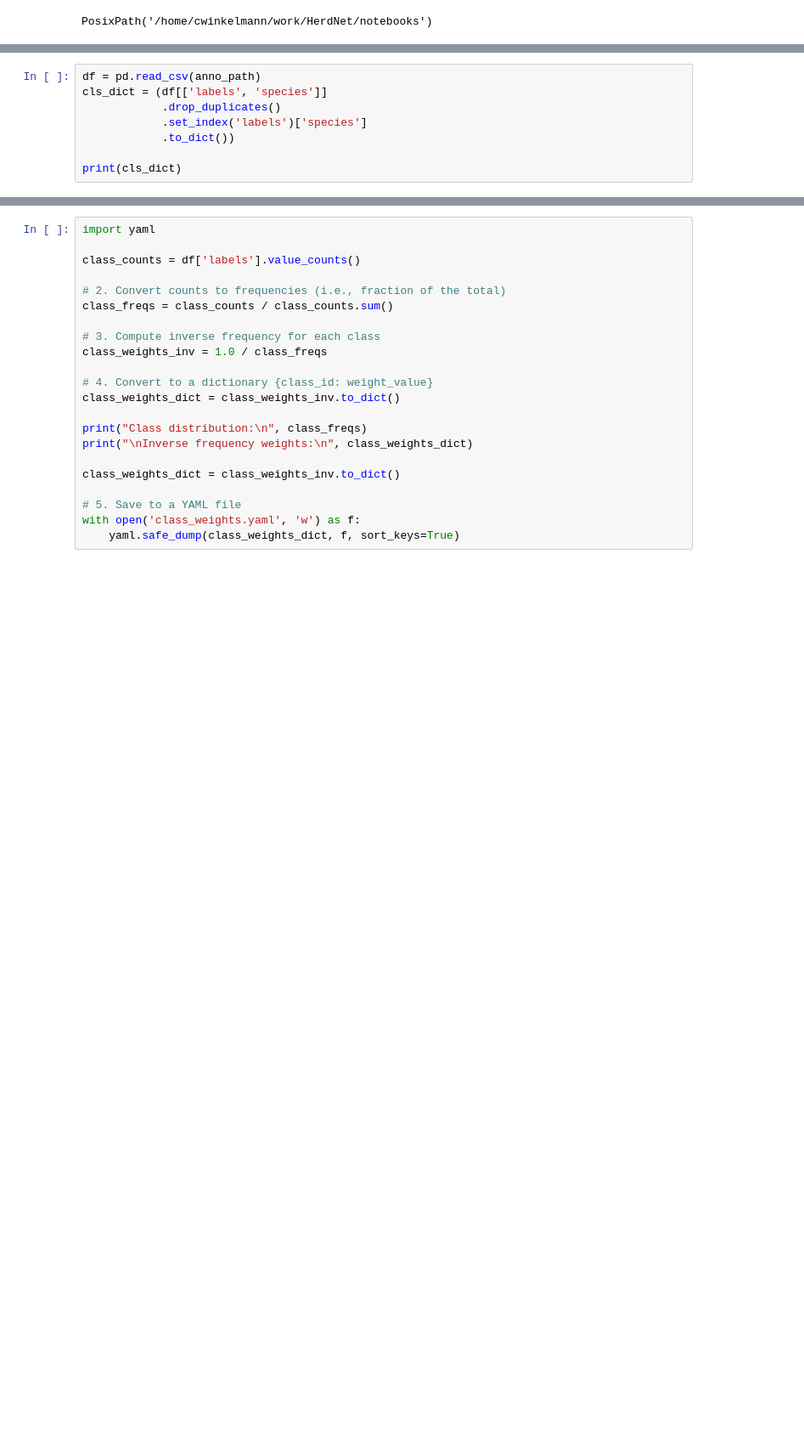
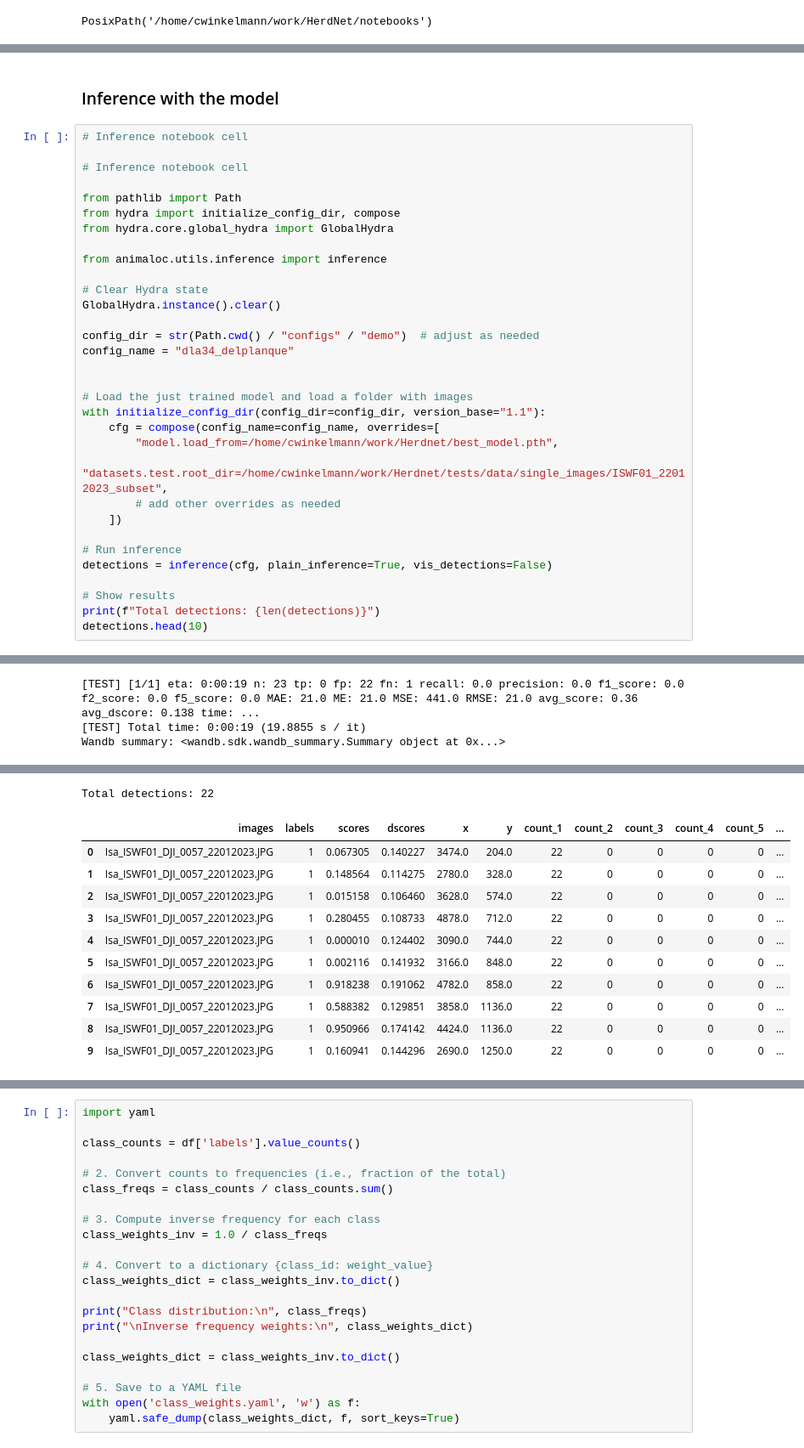
Before and after one commit to cwinkelmann/HerdNet, a Jupyter notebook: notebooks/train.ipynb, the cells around one changed output, grey strips where cells are left out. Shown at 85% size. Saved outputs shown, nothing was run; the diff lists cells and outputs as text; blank space fills up the shorter version.

Commit message:
updated demo notebooks

```diff
--- a/notebooks/train.ipynb
+++ b/notebooks/train.ipynb
@@ -50,9 +246,35 @@ True
+# %% [markdown]
+### Inference with the model
 # %%
-df = pd.read_csv(anno_path)
-cls_dict = (df[['labels', 'species']]
-            .drop_duplicates()
-            .set_index('labels')['species']
-            .to_dict())
+# Inference notebook cell
 
-print(cls_dict)
+# Inference notebook cell
+
+from pathlib import Path
+from hydra import initialize_config_dir, compose
+from hydra.core.global_hydra import GlobalHydra
+
+from animaloc.utils.inference import inference
+
+# Clear Hydra state
+GlobalHydra.instance().clear()
+
+config_dir = str(Path.cwd() / "configs" / "demo")  # adjust as needed
+config_name = "dla34_delplanque"
+
+
+# Load the just trained model and load a folder with images
+with initialize_config_dir(config_dir=config_dir, version_base="1.1"):
+    cfg = compose(config_name=config_name, overrides=[
+        "model.load_from=/home/cwinkelmann/work/Herdnet/best_model.pth",
+        "datasets.test.root_dir=/home/cwinkelmann/work/Herdnet/tests/data/single_images/ISWF01_22012023_subset",
+        # add other overrides as needed
+    ])
+
+# Run inference
+detections = inference(cfg, plain_inference=True, vis_detections=False)
+
+# Show results
+print(f"Total detections: {len(detections)}")
+detections.head(10)
 # %% [output]
@@ -59,0 +286,3 @@ print(cls_dict)
+[TEST] [1/1] eta: 0:00:19 n: 23 tp: 0 fp: 22 fn: 1 recall: 0.0 precision: 0.0 f1_score: 0.0 f2_score: 0.0 f5_score: 0.0 MAE: 21.0 ME: 21.0 MSE: 441.0 RMSE: 21.0 avg_score: 0.36 avg_dscore: 0.138 time: ...
+[TEST] Total time: 0:00:19 (19.8855 s / it)
+Wandb summary: <wandb.sdk.wandb_summary.Summary object at 0x...>
@@ -59,0 +292,12 @@ print(cls_dict)
+Total detections: 22
+|  | images | labels | scores | dscores | x | y | count_1 | count_2 | count_3 | count_4 | count_5 | ... |
+| 0 | Isa_ISWF01_DJI_0057_22012023.JPG | 1 | 0.067305 | 0.140227 | 3474.0 | 204.0 | 22 | 0 | 0 | 0 | 0 | ... |
+| 1 | Isa_ISWF01_DJI_0057_22012023.JPG | 1 | 0.148564 | 0.114275 | 2780.0 | 328.0 | 22 | 0 | 0 | 0 | 0 | ... |
+| 2 | Isa_ISWF01_DJI_0057_22012023.JPG | 1 | 0.015158 | 0.106460 | 3628.0 | 574.0 | 22 | 0 | 0 | 0 | 0 | ... |
+| 3 | Isa_ISWF01_DJI_0057_22012023.JPG | 1 | 0.280455 | 0.108733 | 4878.0 | 712.0 | 22 | 0 | 0 | 0 | 0 | ... |
+| 4 | Isa_ISWF01_DJI_0057_22012023.JPG | 1 | 0.000010 | 0.124402 | 3090.0 | 744.0 | 22 | 0 | 0 | 0 | 0 | ... |
+| 5 | Isa_ISWF01_DJI_0057_22012023.JPG | 1 | 0.002116 | 0.141932 | 3166.0 | 848.0 | 22 | 0 | 0 | 0 | 0 | ... |
+| 6 | Isa_ISWF01_DJI_0057_22012023.JPG | 1 | 0.918238 | 0.191062 | 4782.0 | 858.0 | 22 | 0 | 0 | 0 | 0 | ... |
+| 7 | Isa_ISWF01_DJI_0057_22012023.JPG | 1 | 0.588382 | 0.129851 | 3858.0 | 1136.0 | 22 | 0 | 0 | 0 | 0 | ... |
+| 8 | Isa_ISWF01_DJI_0057_22012023.JPG | 1 | 0.950966 | 0.174142 | 4424.0 | 1136.0 | 22 | 0 | 0 | 0 | 0 | ... |
+| 9 | Isa_ISWF01_DJI_0057_22012023.JPG | 1 | 0.160941 | 0.144296 | 2690.0 | 1250.0 | 22 | 0 | 0 | 0 | 0 | ... |
```
Also changed, not shown: parts of 11 cells of this notebook, 1 other file.
